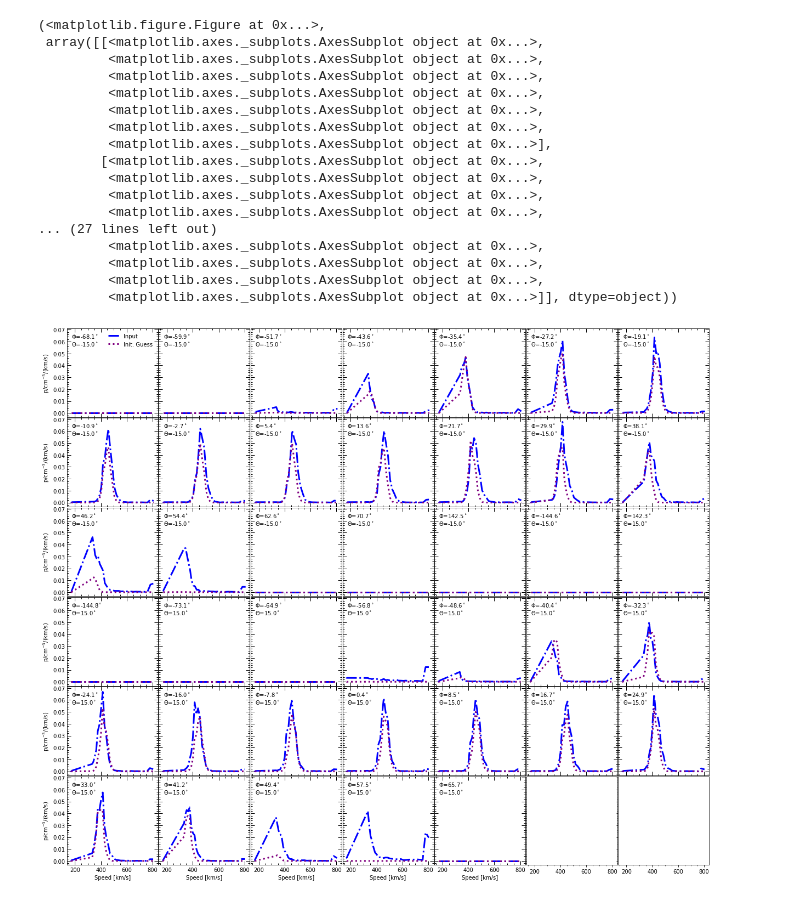
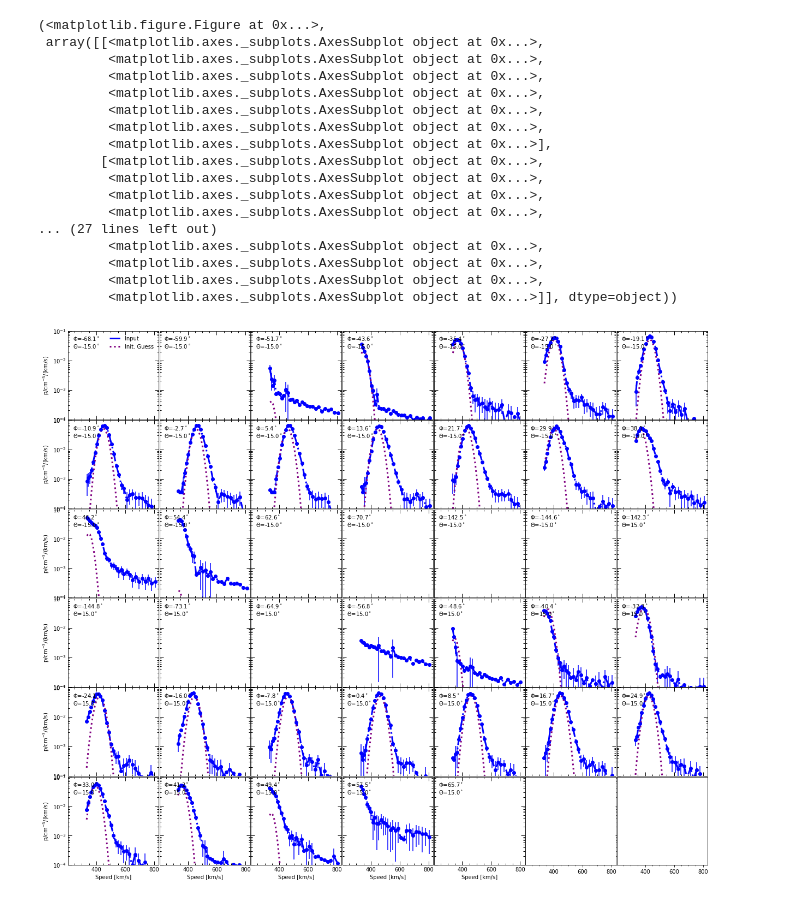
Before and after one commit to jprchlik/faraday_cup_int, a Jupyter notebook: wind_eff_area/simplified_wind_spectral_fit.ipynb, the cells around one changed output. Cells and saved outputs as stored; diff of their text form; code cells hidden in the pictures.

```diff
--- a/wind_eff_area/simplified_wind_spectral_fit.ipynb
+++ b/wind_eff_area/simplified_wind_spectral_fit.ipynb
@@ -32,27 +32,26 @@ fcs,vdf_inpt = rfo.fmt_wind_spec(date)
 # %%
 #Plot the Observations of all Wind FCs and the Velocity distribution if the bi-maxwellian solution
 #Derived by Wind for each FC
-reload(mff)
-mff.create_fc_grid_plot(fcs)
+mff.create_fc_grid_plot(fcs,log_plot=True,ylim=[1e-4,1e-1])
 # %% [output]
 (<matplotlib.figure.Figure at 0x...>,
  array([[<matplotlib.axes._subplots.AxesSubplot object at 0x...>,
          <matplotlib.axes._subplots.AxesSubplot object at 0x...>,
          <matplotlib.axes._subplots.AxesSubplot object at 0x...>,
          <matplotlib.axes._subplots.AxesSubplot object at 0x...>,
          <matplotlib.axes._subplots.AxesSubplot object at 0x...>,
          <matplotlib.axes._subplots.AxesSubplot object at 0x...>,
          <matplotlib.axes._subplots.AxesSubplot object at 0x...>],
         [<matplotlib.axes._subplots.AxesSubplot object at 0x...>,
          <matplotlib.axes._subplots.AxesSubplot object at 0x...>,
          <matplotlib.axes._subplots.AxesSubplot object at 0x...>,
          <matplotlib.axes._subplots.AxesSubplot object at 0x...>,
 ... (27 lines left out)
          <matplotlib.axes._subplots.AxesSubplot object at 0x...>,
          <matplotlib.axes._subplots.AxesSubplot object at 0x...>,
          <matplotlib.axes._subplots.AxesSubplot object at 0x...>,
          <matplotlib.axes._subplots.AxesSubplot object at 0x...>]], dtype=object))
-[figure, old version]
+[figure, new version]
 # %%
 #Trying a guess based on a previous failed try at fitting_wind_observation
 human_guess = [ -4.35047381e+02,  -1.35264270e+01,   7.15811005e+00,   2.51430881e+01,
```
Also changed, not shown: parts of 35 cells of this notebook.
